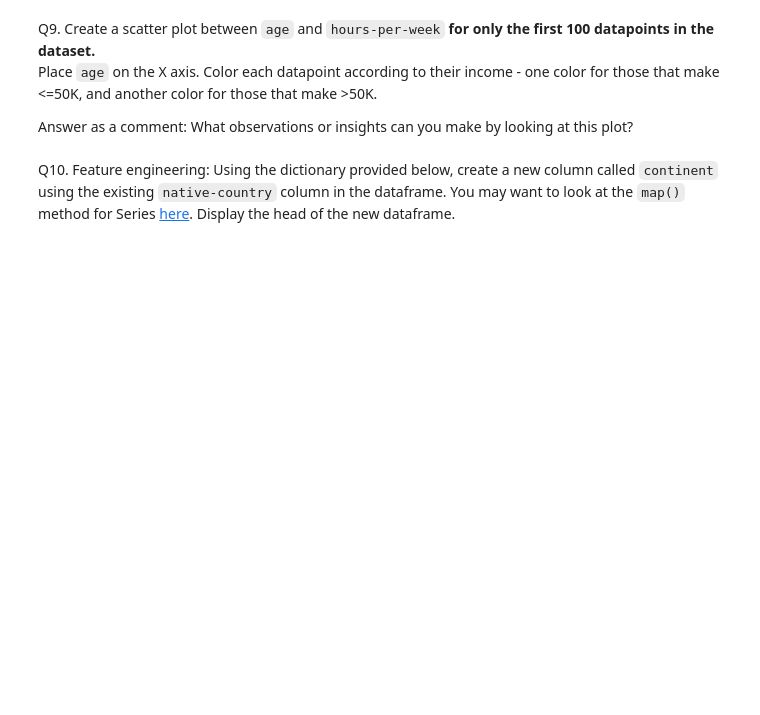
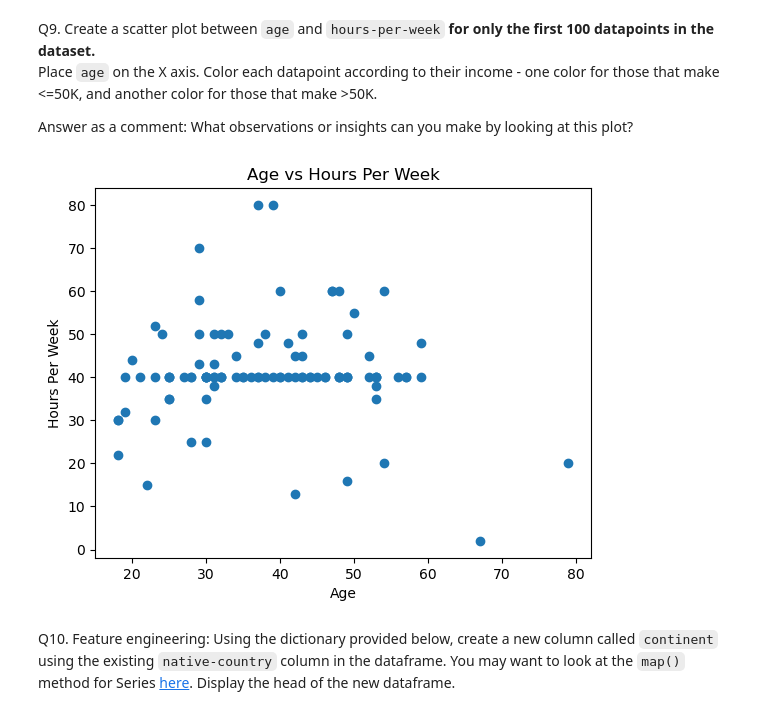
Before and after one commit to IanC04/CS363M, a Jupyter notebook: Assignments/Assignment 1/Assignment_1.ipynb, the cells around one changed output. Saved outputs shown, nothing was run; the diff lists cells and outputs as text; code cells hidden in the pictures; blank space fills up the shorter version.

```diff
--- a/Assignments/Assignment 1/Assignment_1.ipynb
+++ b/Assignments/Assignment 1/Assignment_1.ipynb
@@ -117,0 +156,7 @@ Specifically display the records with row IDs 35, 216, and 1120.
+# %%
+# your code goes here=
+median_series = adult_data.groupby("marital-status")["age"].transform("median")
+adult_data["age"].fillna(median_series, inplace=True)
+adult_data.iloc[35]
+adult_data.iloc[216]
+adult_data.iloc[1120]
@@ -129,3 +195,12 @@ Answer as a comment: What observations or insights can you make by looking at th
+# %%
+# your code goes here
+plt.scatter(adult_data["age"][:100], adult_data["hours-per-week"][:100])
+plt.xlabel("Age")
+plt.ylabel("Hours Per Week")
+plt.title("Age vs Hours Per Week")
+plt.show()
+# %% [output]
+[figure, added]
 # %% [markdown]
 Q10. Feature engineering: Using the dictionary provided below, create a new column called `continent` using the existing `native-country` column in the dataframe. You may want to look at the `map()` method for Series [here](https://pandas.pydata.org/docs/reference/api/pandas.Series.map.html). Display the head of the new dataframe.
 # %%
```
Also changed, not shown: parts of 16 cells of this notebook.
